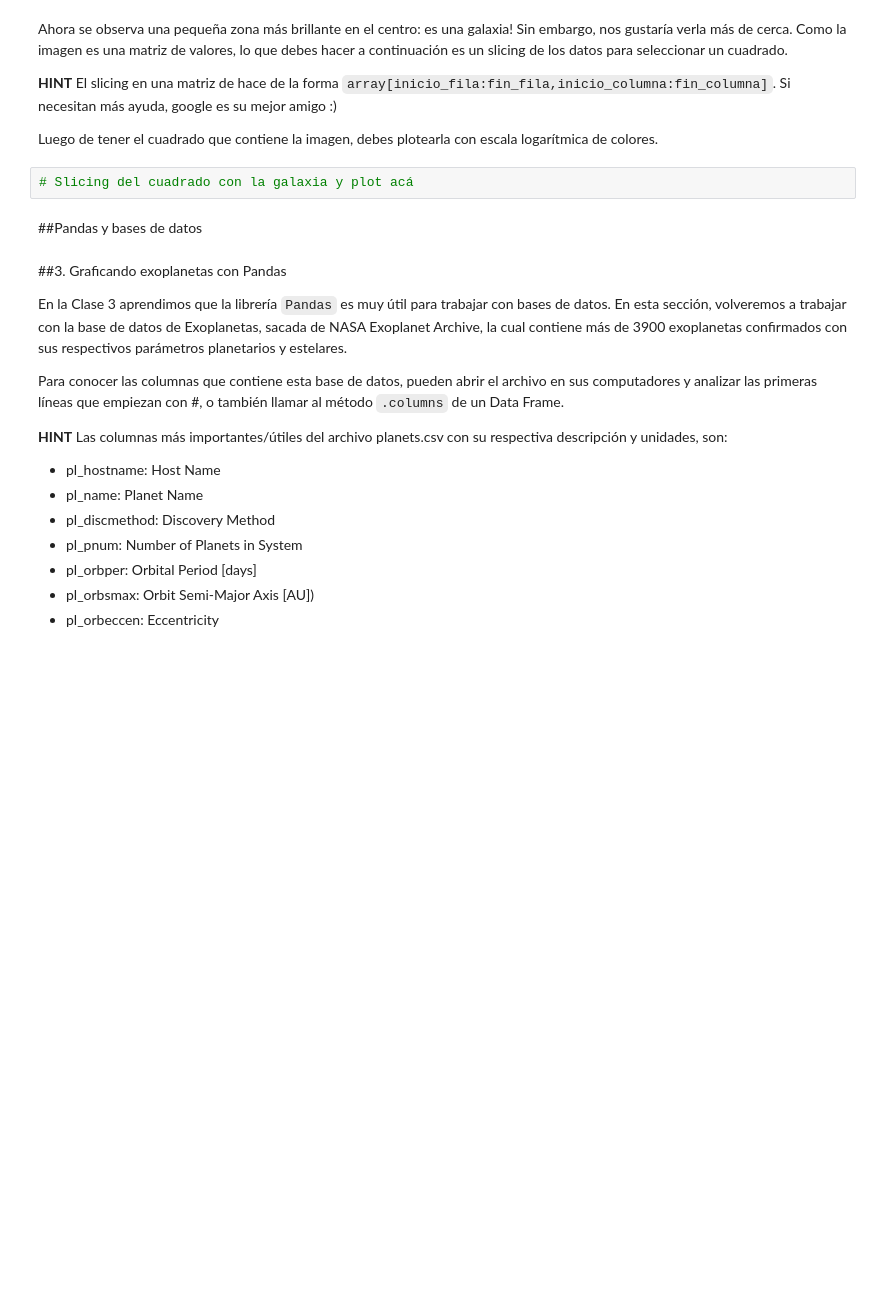
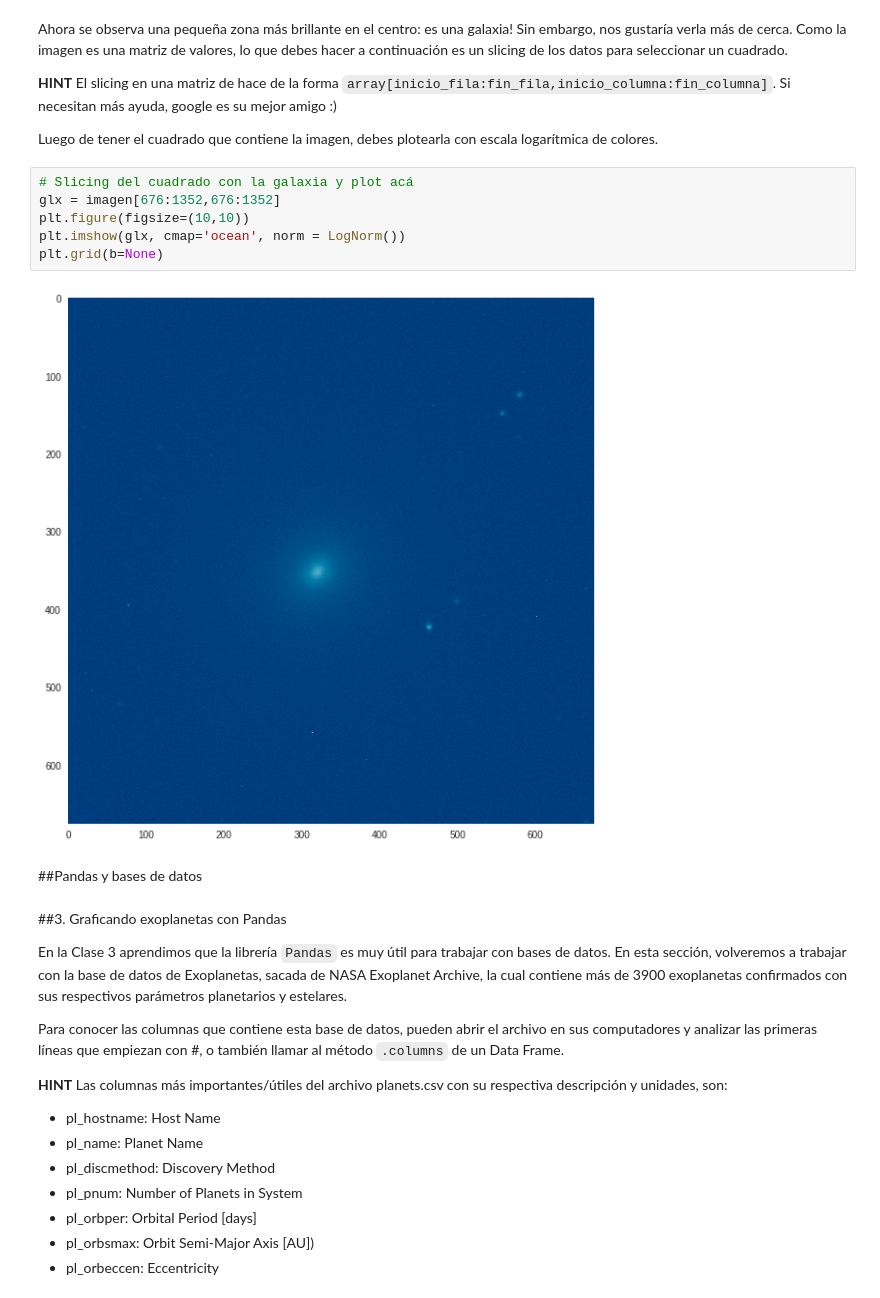
Before and after one commit to niccoma/minitarea3, a Jupyter notebook: minitarea3.ipynb, the cells around one changed output. Saved outputs shown, nothing was run; the diff lists cells and outputs as text; blank space fills up the shorter version.

```diff
--- a/minitarea3.ipynb
+++ b/minitarea3.ipynb
@@ -140,6 +140,12 @@ Ahora se observa una pequeña zona más brillante en el centro: es una galaxia!
 Luego de tener el cuadrado que contiene la imagen, debes plotearla con escala logarítmica de colores.
 # %%
 # Slicing del cuadrado con la galaxia y plot acá
+glx = imagen[676:1352,676:1352]
+plt.figure(figsize=(10,10))
+plt.imshow(glx, cmap='ocean', norm = LogNorm())
+plt.grid(b=None)
+# %% [output]
+[figure, added]
 # %% [markdown]
 ##Pandas y bases de datos
 # %% [markdown]
```
Also changed, not shown: parts of 2 cells of this notebook.
